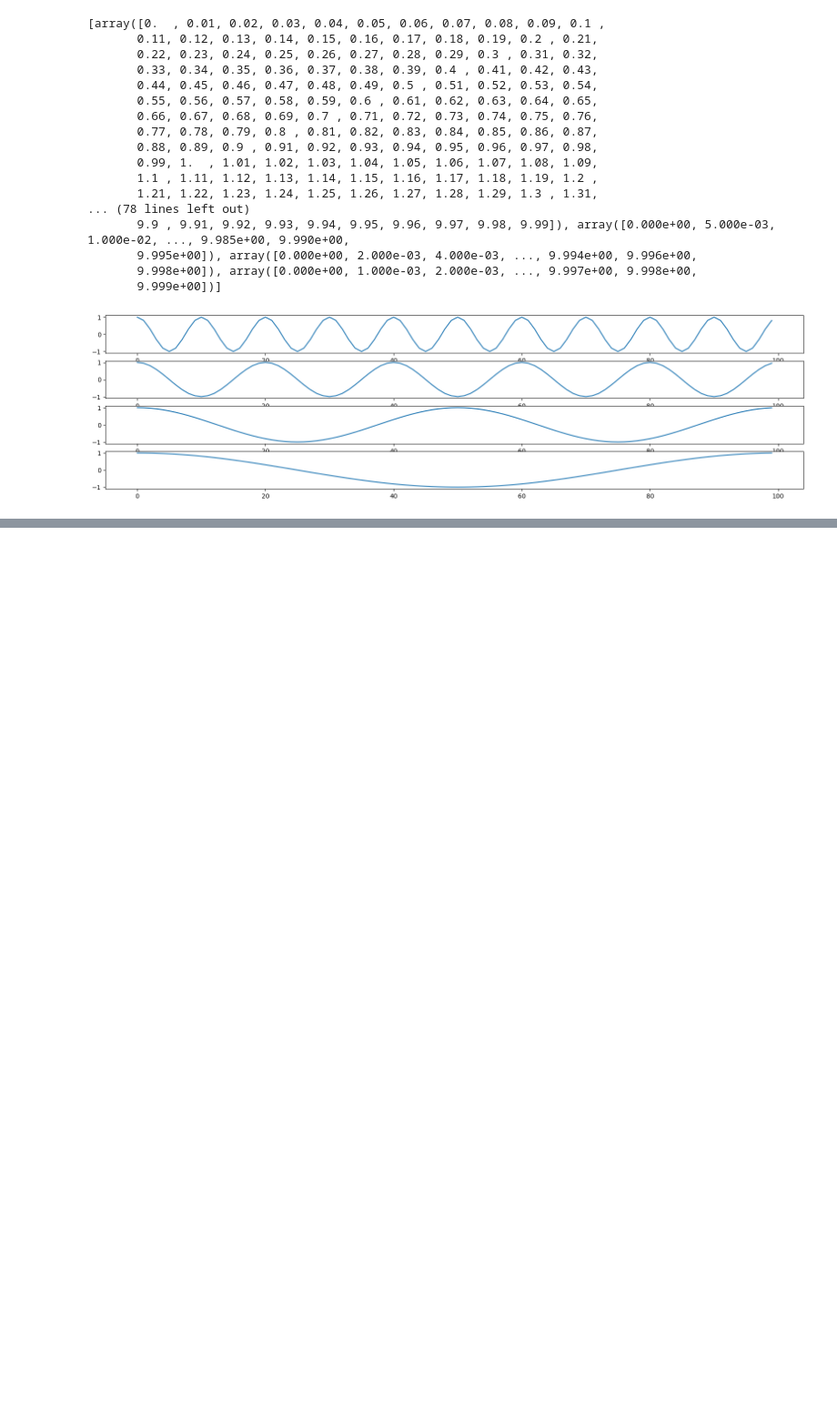
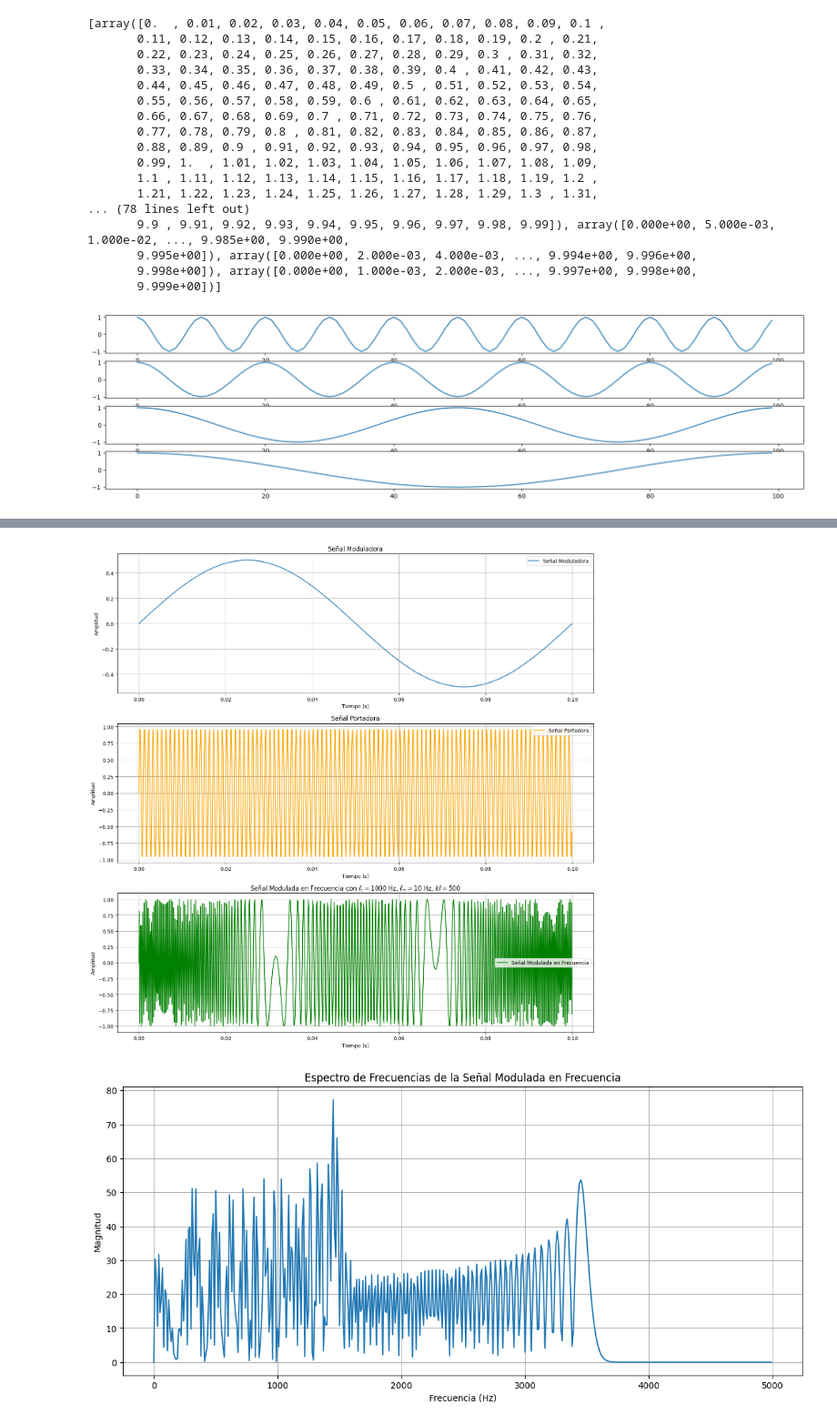
Before and after one commit to jahzeel-ulises/MODULACION, a Jupyter notebook: Modulacion.ipynb, the cells around one changed output, grey strips where cells are left out. Shown at 91% size. Saved outputs shown, nothing was run; the diff lists cells and outputs as text; code cells hidden in the pictures; blank space fills up the shorter version.

```diff
--- a/Modulacion.ipynb
+++ b/Modulacion.ipynb
@@ -138,0 +182,75 @@ for i in range(len(t)):
+# %%
+import numpy as np
+import matplotlib.pyplot as plt
+
+# Parámetros de la señal
+Fs = 10000         # Frecuencia de muestreo en Hz
+T = 0.1            # Duración de la señal en segundos
+t = np.linspace(0, T, int(Fs*T), endpoint=False)  # Vector de tiempo
+
+# Parámetros de la señal portadora
+f_c = 1000         # Frecuencia de la portadora en Hz (frecuencia baja)
+A_c = 1.0          # Amplitud de la portadora
+
+# Parámetros de la señal moduladora
+f_m = 10           # Frecuencia de la señal moduladora en Hz (frecuencia baja)
+A_m = 0.5          # Amplitud de la señal moduladora
+kf = 500           # Índice de modulación de frecuencia
+
+# Señal moduladora
+x_m = A_m * np.sin(2 * np.pi * f_m * t)
+
+# Señal portadora
+x_c = A_c * np.sin(2 * np.pi * f_c * t)
+
+# Señal modulada en frecuencia
+x_fm = A_c * np.sin(2 * np.pi * f_c * t + kf * x_m)
+
+# Graficar las señales
+plt.figure(figsize=(14, 14))
+
+# Graficar la señal moduladora
+plt.subplot(3, 1, 1)
+plt.plot(t, x_m, label='Señal Moduladora')
+plt.title('Señal Moduladora')
+plt.xlabel('Tiempo (s)')
+plt.ylabel('Amplitud')
+plt.grid()
+plt.legend()
+
+# Graficar la señal portadora
+plt.subplot(3, 1, 2)
+plt.plot(t, x_c, label='Señal Portadora', color='orange')
+plt.title('Señal Portadora')
+plt.xlabel('Tiempo (s)')
+plt.ylabel('Amplitud')
+plt.grid()
+plt.legend()
+
+# Graficar la señal modulada en frecuencia
+plt.subplot(3, 1, 3)
+plt.plot(t, x_fm, label='Señal Modulada en Frecuencia', color='green')
+plt.title(f'Señal Modulada en Frecuencia con $f_c={f_c}$ Hz, $f_m={f_m}$ Hz, $kf={kf}$')
+plt.xlabel('Tiempo (s)')
+plt.ylabel('Amplitud')
+plt.grid()
+plt.legend()
+
+plt.tight_layout()
+plt.show()
+
+# FFT de la señal modulada en frecuencia
+X_fm = np.fft.fft(x_fm)
+frecuencias = np.fft.fftfreq(len(t), 1/Fs)
+
+# Graficar el espectro de frecuencias
+plt.figure(figsize=(14, 6))
+plt.plot(frecuencias[:len(frecuencias)//2], np.abs(X_fm)[:len(X_fm)//2])
+plt.title('Espectro de Frecuencias de la Señal Modulada en Frecuencia')
+plt.xlabel('Frecuencia (Hz)')
+plt.ylabel('Magnitud')
+plt.grid()
+plt.show()
+# %% [output]
+[figure, added]
+[figure, added]
```
Also changed, not shown: parts of 4 cells of this notebook.
